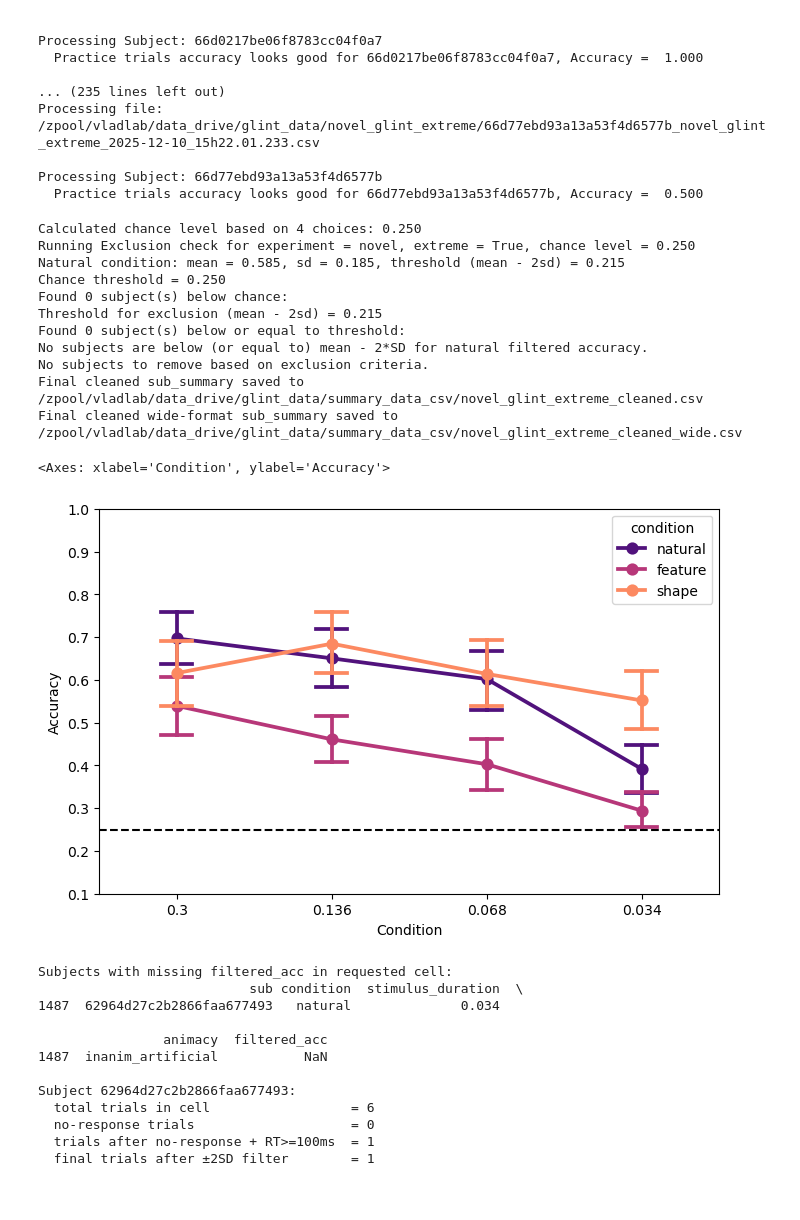
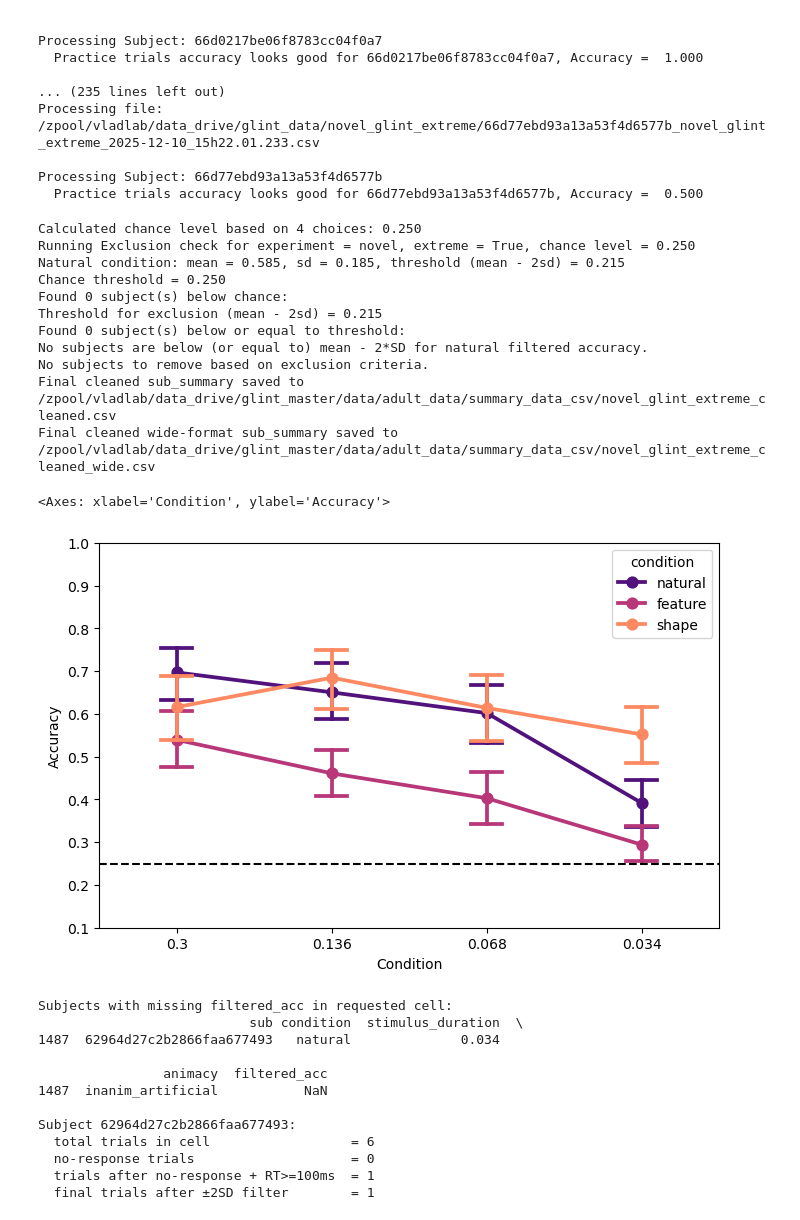
Before and after one commit to ars1399/glint_analysis, a Jupyter notebook: glint_data_preprocessing_v3.ipynb, the cells around one changed output. Drawn from its saved outputs; the diff is of its cells as text; code cells hidden in the pictures.

```diff
--- a/glint_data_preprocessing_v3.ipynb
+++ b/glint_data_preprocessing_v3.ipynb
@@ -714,37 +1039,37 @@ Processing Subject: 66d77ebd93a13a53f4d6577b
 # %%
 #Run the Exclusion Check, remove the flagged subjects, create the wide format, and save the cleaned dataframes to CSV files for the Novel extreme version, experiment = 'novel' and extreme = True
 
 chance = chance_calculator(experiment, extreme)
 print(f"Running Exclusion check for experiment = {experiment}, extreme = {extreme}, chance level = {chance:.3f}")
 
 flagged = exclusion_check(sub_summary,chance) #Flag subjects based on exclusion criteria
 
 sub_summary_cleaned = remove_flagged_subjects(sub_summary,
                                               flagged,
                                               delete=True) # Remove flagged subjects
 
 novel_extreme_long_df, novel_extreme_wide_df = create_wide_df_save(sub_summary_cleaned,
                                                                         experiment,
                                                                         extreme,
-                                                                        output_path = '/zpool/vladlab/data_drive/glint_data/summary_data_csv/') # Create wide format
+                                                                        output_path = '/zpool/vladlab/data_drive/glint_master/data/adult_data/summary_data_csv/') # Create wide format
 
 
 
 plot_summary(novel_extreme_long_df, extreme,chance)
 # %% [output]
 Calculated chance level based on 4 choices: 0.250
 Running Exclusion check for experiment = novel, extreme = True, chance level = 0.250
 Natural condition: mean = 0.585, sd = 0.185, threshold (mean - 2sd) = 0.215
 Chance threshold = 0.250
 Found 0 subject(s) below chance:
 Threshold for exclusion (mean - 2sd) = 0.215
 Found 0 subject(s) below or equal to threshold:
 No subjects are below (or equal to) mean - 2*SD for natural filtered accuracy.
 No subjects to remove based on exclusion criteria.
-Final cleaned sub_summary saved to /zpool/vladlab/data_drive/glint_data/summary_data_csv/novel_glint_extreme_cleaned.csv
-Final cleaned wide-format sub_summary saved to /zpool/vladlab/data_drive/glint_data/summary_data_csv/novel_glint_extreme_cleaned_wide.csv
+Final cleaned sub_summary saved to /zpool/vladlab/data_drive/glint_master/data/adult_data/summary_data_csv/novel_glint_extreme_cleaned.csv
+Final cleaned wide-format sub_summary saved to /zpool/vladlab/data_drive/glint_master/data/adult_data/summary_data_csv/novel_glint_extreme_cleaned_wide.csv
 <Axes: xlabel='Condition', ylabel='Accuracy'>
-[figure, old version]
+[figure, new version]
 # %%
 import os
 import glob
```
Also changed, not shown: parts of 10 cells of this notebook, 3 other files.
